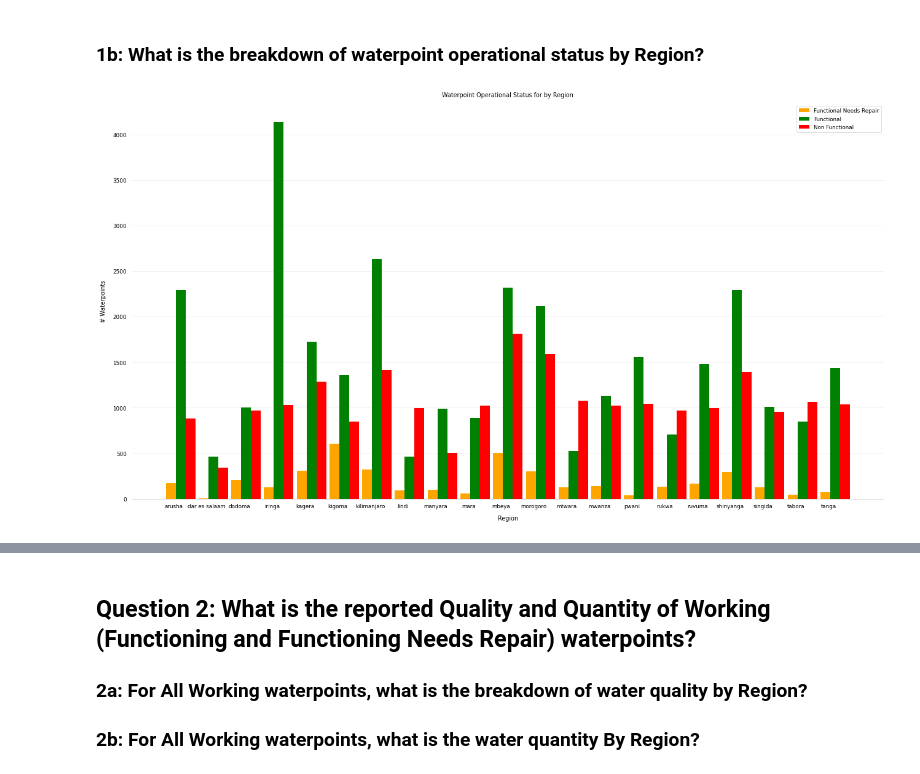
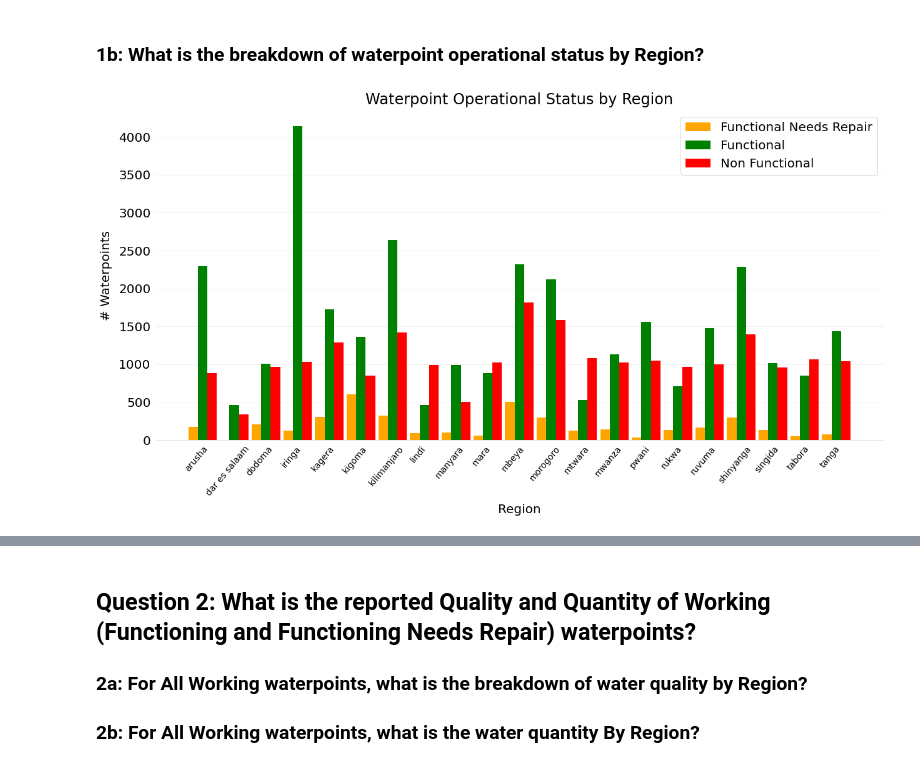
Before and after one commit to kulomady/dsc-phase-3-project, a Jupyter notebook: notebooks/eda.ipynb, the cells around one changed output, grey strips where cells are left out. Saved outputs shown, nothing was run; the diff lists cells and outputs as text; code cells hidden in the pictures.

```diff
--- a/notebooks/eda.ipynb
+++ b/notebooks/eda.ipynb
@@ -90,7 +90,7 @@ my_explode = (0, 0.1, 0)
 my_colors = ['green', 'red', 'orange']
 plt.pie(by_op_status, labels=by_op_status.index, autopct='%1.1f%%', startangle=55, shadow =True, colors=my_colors, explode=my_explode)
 plt.title('Tanzanian Waterpoint Operational Status')
-
 plt.axis('equal')
+plt.rcParams.update({'font.size': 20})
 plt.show()
 # %% [output]
@@ -98,9 +98,6 @@ plt.show()
 # %% [markdown]
 ### 1b: What is the breakdown of waterpoint operational status by Region?
 # %%
-# Use Seaborn's context settings to make fonts larger.
-sns.set_context('paper')
-
 # Create a grouped bar chart, with region as the x-axis and status_group as the variable we're grouping on
 fig, ax = plt.subplots(figsize=(18, 10))
 
@@ -114,33 +111,33 @@ b1_series = df[df['status_group'] == 'functional needs repair'].groupby('region'
 b2_series = df[df['status_group'] == 'functional'].groupby('region')['id'].count().sort_index(0)
 b3_series = df[df['status_group'] == 'non functional'].groupby('region')['id'].count().sort_index()
 
 
 b1 = ax.bar(x, b1_series, width=bar_width, label='Functional Needs Repair', color='orange')
 # Same thing, but offset the x.
 b2 = ax.bar(x + bar_width, b2_series, width=bar_width, label='Functional', color='green')
  # Same thing, but offset the x again
 b3 = ax.bar(x +(bar_width*2), b3_series, width=bar_width, label='Non Functional', color='red')
 
 # Fix the x-axes.
 ax.set_xticks(x + bar_width / 3)
-ax.set_xticklabels(b1_series.index)
+ax.set_xticklabels(b1_series.index, fontsize=14, rotation=50)
 
 # Add legend.
 ax.legend()
 
 # Axis styling.
 ax.spines['top'].set_visible(False)
 ax.spines['right'].set_visible(False)
 ax.spines['left'].set_visible(False)
 ax.spines['bottom'].set_color('#DDDDDD')
 ax.tick_params(bottom=False, left=False)
 ax.set_axisbelow(True)
 ax.yaxis.grid(True, color='#EEEEEE')
 
 # Add axis and chart labels.
 ax.set_xlabel('Region', labelpad=10)
 ax.set_ylabel('# Waterpoints', labelpad=10)
-ax.set_title('Waterpoint Operational Status for by Region', pad=10)
+ax.set_title('Waterpoint Operational Status by Region', pad=10)
 fig.tight_layout()
 # %% [output]
-[figure, old version]
+[figure, new version]
```
Also changed, not shown: parts of 12 cells of this notebook, 4 other files.
